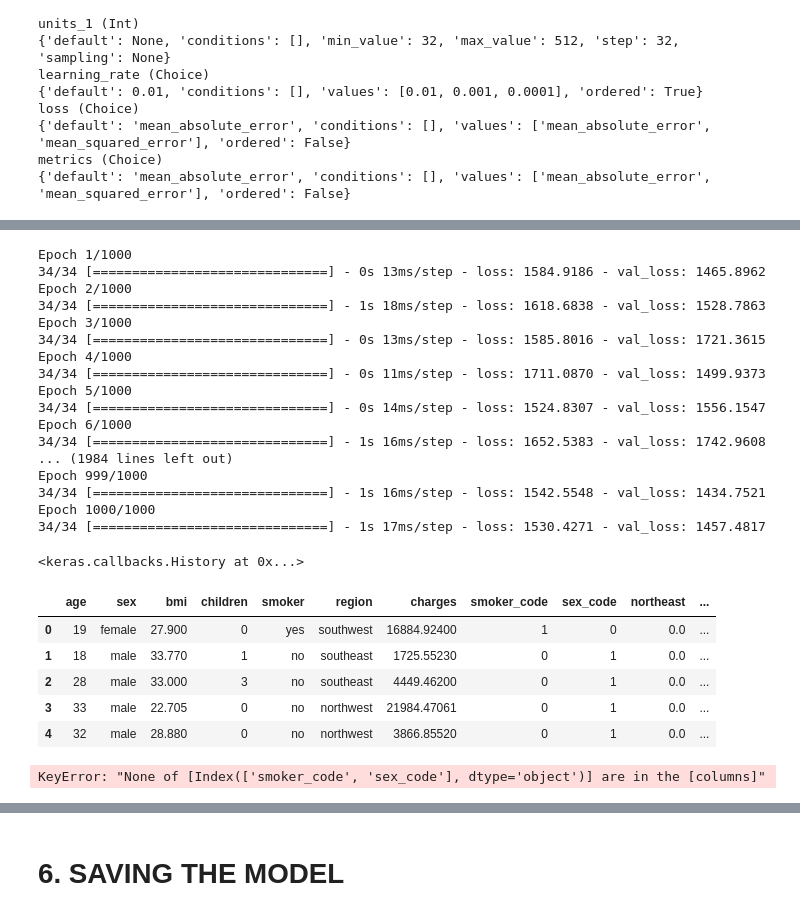
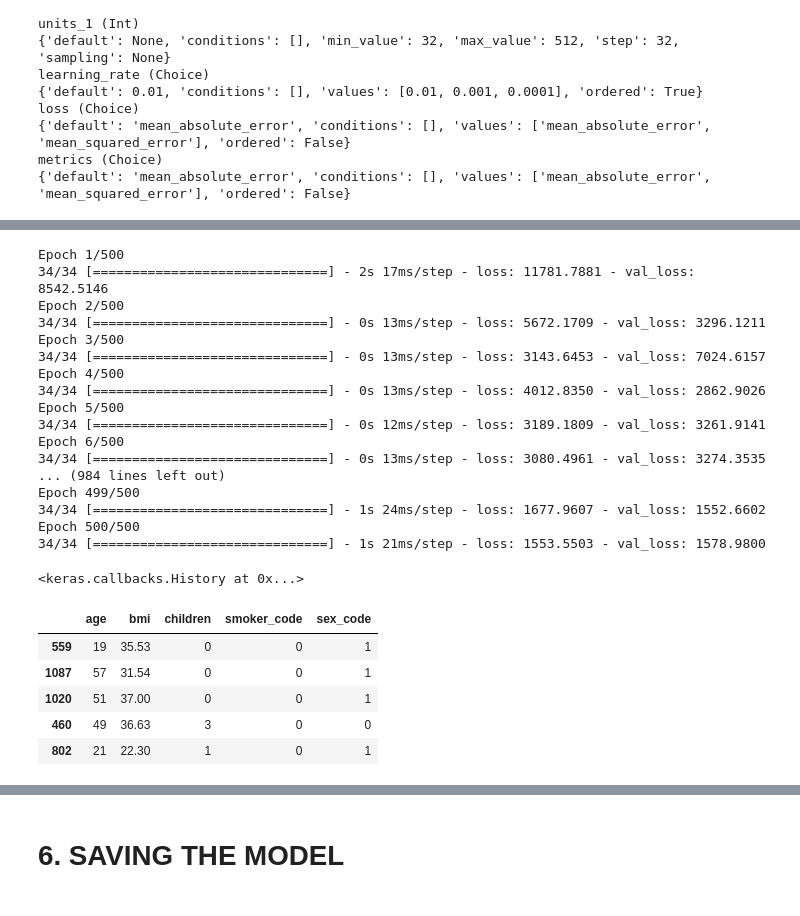
Before and after one commit to Himangshu1086/Estimation-of-annual-insurance-premium, a Jupyter notebook: medical_Insurance_estimation.ipynb, the cells around one changed output, grey strips where cells are left out. Drawn from its saved outputs; the diff is of its cells as text; code cells hidden in the pictures.

```diff
--- a/medical_Insurance_estimation.ipynb
+++ b/medical_Insurance_estimation.ipynb
@@ -349,7 +335,4 @@ sc = StandardScaler()
 # %%
-numerical_data = medical_df[['age','bmi','children']]
-numerical_data = sc.fit_transform(numerical_data)
-categorical_data = medical_df[['smoker_code','sex_code']]
-input_data = np.concatenate((numerical_data,categorical_data),axis=1)
-input_data
+input_data = medical_df[['age','bmi','children','smoker_code','sex_code']]
+input_data.head()
 # %% [output]
@@ -576,39 +635,32 @@ from tensorflow.keras.optimizers import Adam
 adam = Adam(0.01)
 model.compile(optimizer=adam,loss="mean_absolute_error")
 # %%
-model.fit(x_train , y_train , epochs=1000, validation_data=(x_test,y_test))
+model.fit(x_train_final , y_train , epochs=500, validation_data=(x_test_final,y_test))
 # %% [output]
-Epoch 1/1000
-34/34 [==============================] - 0s 13ms/step - loss: 1584.9186 - val_loss: 1465.8962
-Epoch 2/1000
-34/34 [==============================] - 1s 18ms/step - loss: 1618.6838 - val_loss: 1528.7863
-Epoch 3/1000
-34/34 [==============================] - 0s 13ms/step - loss: 1585.8016 - val_loss: 1721.3615
-Epoch 4/1000
-34/34 [==============================] - 0s 11ms/step - loss: 1711.0870 - val_loss: 1499.9373
-Epoch 5/1000
-34/34 [==============================] - 0s 14ms/step - loss: 1524.8307 - val_loss: 1556.1547
-Epoch 6/1000
-34/34 [==============================] - 1s 16ms/step - loss: 1652.5383 - val_loss: 1742.9608
-... (1984 lines left out)
-Epoch 999/1000
-34/34 [==============================] - 1s 16ms/step - loss: 1542.5548 - val_loss: 1434.7521
-Epoch 1000/1000
-34/34 [==============================] - 1s 17ms/step - loss: 1530.4271 - val_loss: 1457.4817
+Epoch 1/500
+34/34 [==============================] - 2s 17ms/step - loss: 11781.7881 - val_loss: 8542.5146
+Epoch 2/500
+34/34 [==============================] - 0s 13ms/step - loss: 5672.1709 - val_loss: 3296.1211
+Epoch 3/500
+34/34 [==============================] - 0s 13ms/step - loss: 3143.6453 - val_loss: 7024.6157
+Epoch 4/500
+34/34 [==============================] - 0s 13ms/step - loss: 4012.8350 - val_loss: 2862.9026
+Epoch 5/500
+34/34 [==============================] - 0s 12ms/step - loss: 3189.1809 - val_loss: 3261.9141
+Epoch 6/500
+34/34 [==============================] - 0s 13ms/step - loss: 3080.4961 - val_loss: 3274.3535
+... (984 lines left out)
+Epoch 499/500
+34/34 [==============================] - 1s 24ms/step - loss: 1677.9607 - val_loss: 1552.6602
+Epoch 500/500
+34/34 [==============================] - 1s 21ms/step - loss: 1553.5503 - val_loss: 1578.9800
 <keras.callbacks.History at 0x...>
 # %%
-medical_df.head()
+x_test.head()
 # %% [output]
-|  | age | sex | bmi | children | smoker | region | charges | smoker_code | sex_code | northeast | ... |
-| 0 | 19 | female | 27.900 | 0 | yes | southwest | 16884.92400 | 1 | 0 | 0.0 | ... |
-| 1 | 18 | male | 33.770 | 1 | no | southeast | 1725.55230 | 0 | 1 | 0.0 | ... |
-| 2 | 28 | male | 33.000 | 3 | no | southeast | 4449.46200 | 0 | 1 | 0.0 | ... |
-| 3 | 33 | male | 22.705 | 0 | no | northwest | 21984.47061 | 0 | 1 | 0.0 | ... |
-| 4 | 32 | male | 28.880 | 0 | no | northwest | 3866.85520 | 0 | 1 | 0.0 | ... |
+|  | age | bmi | children | smoker_code | sex_code |
+| 559 | 19 | 35.53 | 0 | 0 | 1 |
+| 1087 | 57 | 31.54 | 0 | 0 | 1 |
+| 1020 | 51 | 37.00 | 0 | 0 | 1 |
+| 460 | 49 | 36.63 | 3 | 0 | 0 |
+| 802 | 21 | 22.30 | 1 | 0 | 1 |
-# %%
-numerical_col = medical_df[['age','bmi','children']]
-numerical_col_std = sc.transform(numerical_col)
-cat_data =  medical_df[['smoker_code','sex_code']]
-test = np.concatenate((numerical_col_std,cat_data),axis=1)
-# %% [output]
-KeyError: "None of [Index(['smoker_code', 'sex_code'], dtype='object')] are in the [columns]"
```
Also changed, not shown: parts of 33 cells of this notebook, 34 other files.
